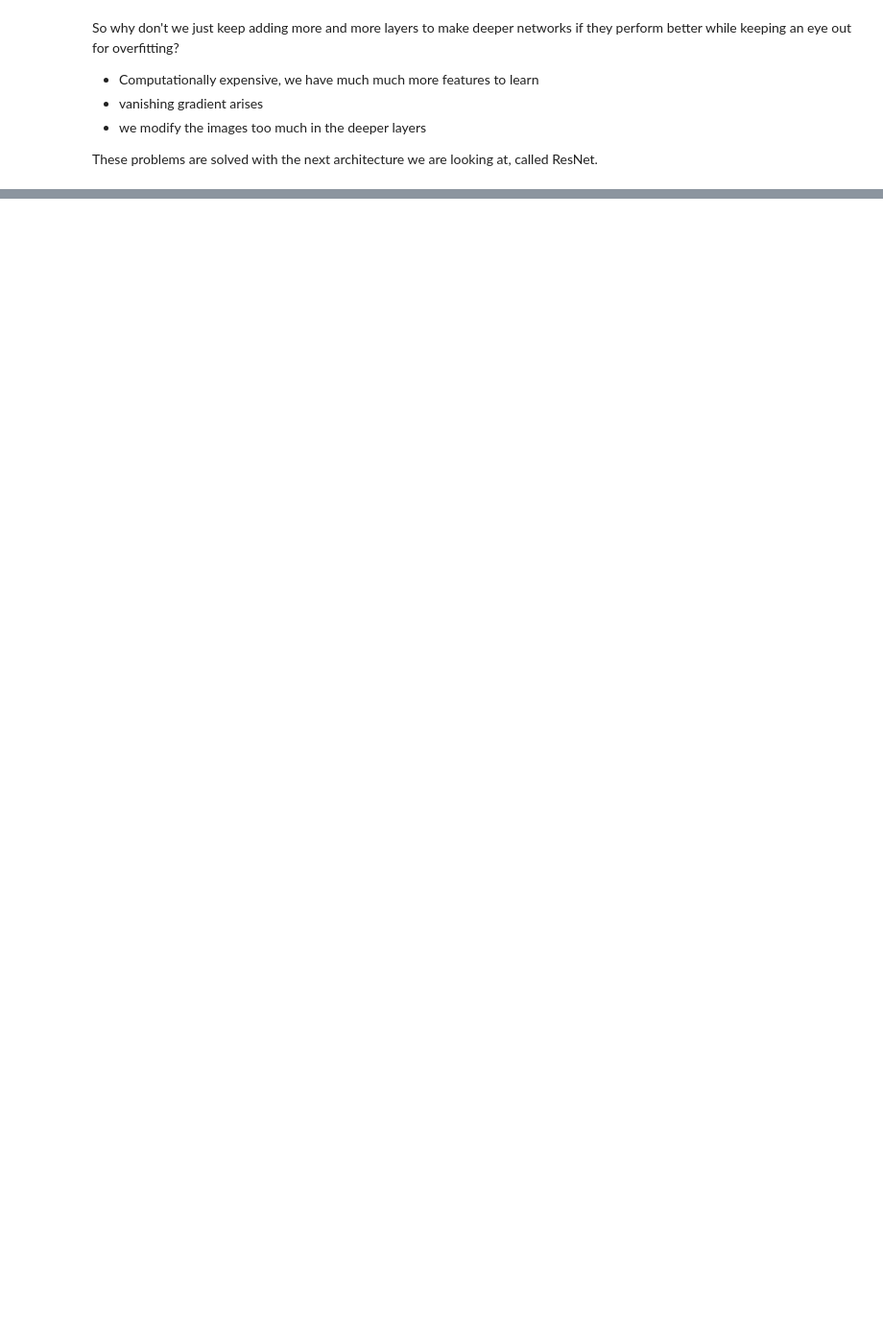
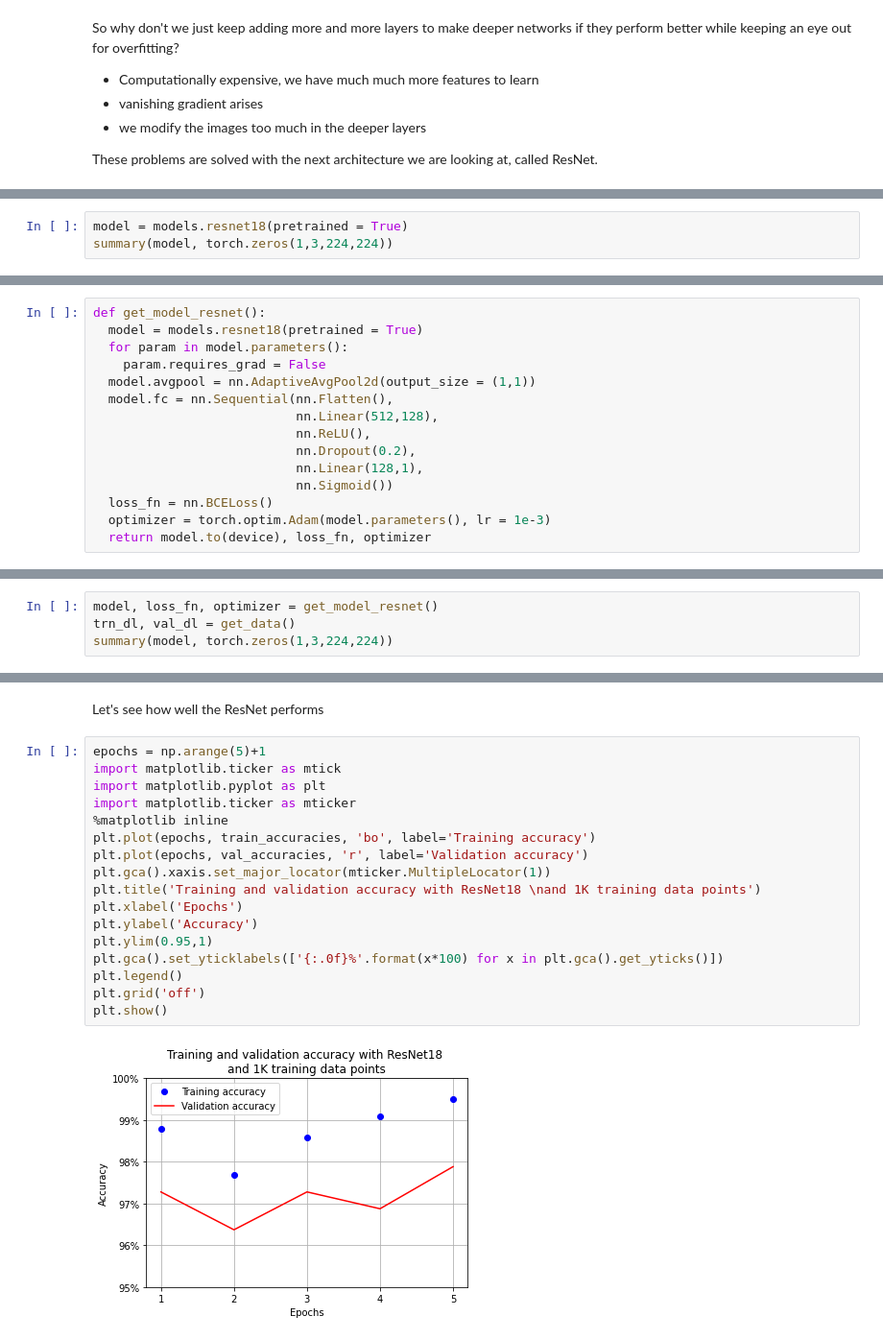
Before and after one commit to Voland24/ModernComputerVisionPytorch, a Jupyter notebook: Chapter_5_Transfer_learning_for_classification.ipynb, the cells around one changed output, grey strips where cells are left out. Shown: that part at 96% size. Saved outputs shown, nothing was run; the diff lists cells and outputs as text; blank space fills up the shorter version.

```diff
--- a/Chapter_5_Transfer_learning_for_classification.ipynb
+++ b/Chapter_5_Transfer_learning_for_classification.ipynb
@@ -366,0 +398,3 @@ These problems are solved with the next architecture we are looking at, called R
+# %%
+model = models.resnet18(pretrained = True)
+summary(model, torch.zeros(1,3,224,224))
@@ -366,0 +438,15 @@ These problems are solved with the next architecture we are looking at, called R
+# %%
+def get_model_resnet():
+  model = models.resnet18(pretrained = True)
+  for param in model.parameters():
+    param.requires_grad = False
+  model.avgpool = nn.AdaptiveAvgPool2d(output_size = (1,1))
+  model.fc = nn.Sequential(nn.Flatten(),
+                           nn.Linear(512,128),
+                           nn.ReLU(),
+                           nn.Dropout(0.2),
+                           nn.Linear(128,1),
+                           nn.Sigmoid())
+  loss_fn = nn.BCELoss()
+  optimizer = torch.optim.Adam(model.parameters(), lr = 1e-3)
+  return model.to(device), loss_fn, optimizer
@@ -366,0 +455,4 @@ These problems are solved with the next architecture we are looking at, called R
+# %%
+model, loss_fn, optimizer = get_model_resnet()
+trn_dl, val_dl = get_data()
+summary(model, torch.zeros(1,3,224,224))
@@ -366,0 +531,21 @@ These problems are solved with the next architecture we are looking at, called R
+# %% [markdown]
+Let's see how well the ResNet performs
+# %%
+epochs = np.arange(5)+1
+import matplotlib.ticker as mtick
+import matplotlib.pyplot as plt
+import matplotlib.ticker as mticker
+%matplotlib inline
+plt.plot(epochs, train_accuracies, 'bo', label='Training accuracy')
+plt.plot(epochs, val_accuracies, 'r', label='Validation accuracy')
+plt.gca().xaxis.set_major_locator(mticker.MultipleLocator(1))
+plt.title('Training and validation accuracy with ResNet18 \nand 1K training data points')
+plt.xlabel('Epochs')
+plt.ylabel('Accuracy')
+plt.ylim(0.95,1)
+plt.gca().set_yticklabels(['{:.0f}%'.format(x*100) for x in plt.gca().get_yticks()])
+plt.legend()
+plt.grid('off')
+plt.show()
+# %% [output]
+[figure, added]
```
Also changed, not shown: parts of 16 cells of this notebook.
